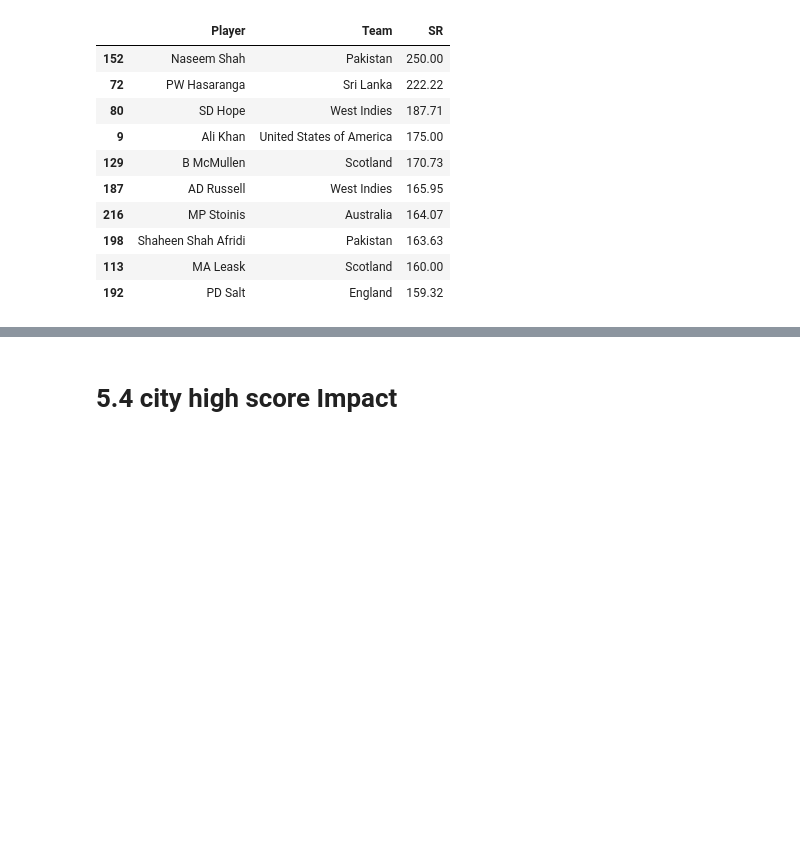
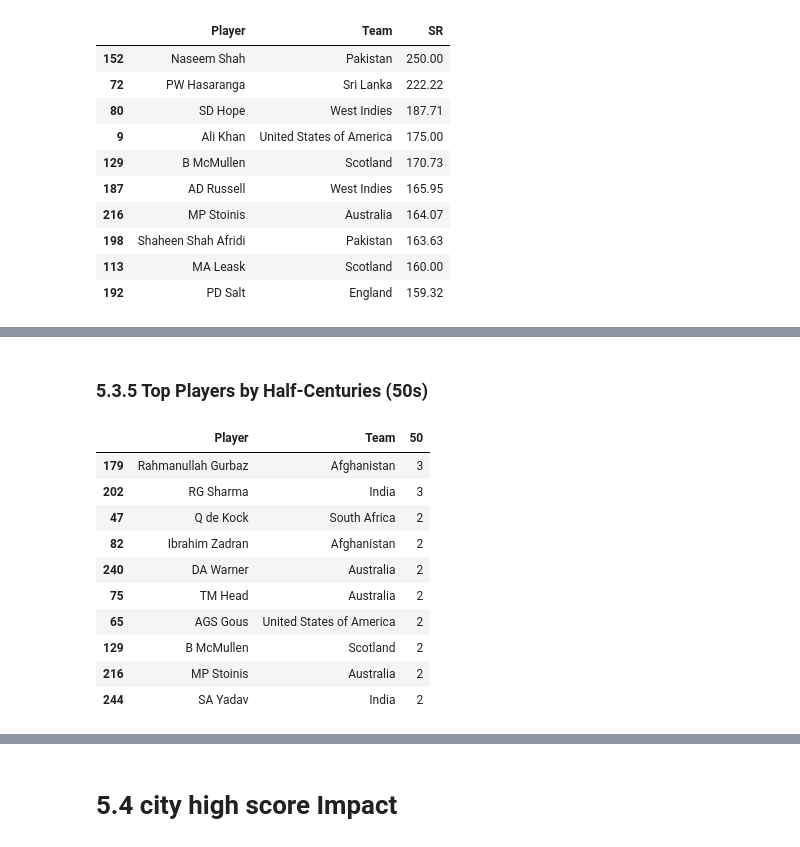
Before and after one commit to usama488/Data-science, a Jupyter notebook: (EDA)_of_the_2022_T20_World_Cup.ipynb, the cells around one changed output, grey strips where cells are left out. Cells and saved outputs as stored; diff of their text form; code cells hidden in the pictures; blank space fills up the shorter version.

```diff
--- a/(EDA)_of_the_2022_T20_World_Cup.ipynb
+++ b/(EDA)_of_the_2022_T20_World_Cup.ipynb
@@ -173,0 +286,23 @@ fig.show()
+# %% [markdown]
+### 5.3.5 Top Players by Half-Centuries (50s)
+# %%
+top_players_by_50s = df.sort_values(by='50', ascending=False).head(10)
+display(top_players_by_50s[['Player', 'Team', '50']])
+
+fig = px.bar(top_players_by_50s, x='50', y='Player', orientation='h',
+             title='Top 10 Players by Number of Half-Centuries',
+             color='50', color_continuous_scale=px.colors.sequential.Greens)
+fig.update_yaxes(categoryorder='total ascending')
+fig.show()
+# %% [output]
+|  | Player | Team | 50 |
+| 179 | Rahmanullah Gurbaz | Afghanistan | 3 |
+| 202 | RG Sharma | India | 3 |
+| 47 | Q de Kock | South Africa | 2 |
+| 82 | Ibrahim Zadran | Afghanistan | 2 |
+| 240 | DA Warner | Australia | 2 |
+| 75 | TM Head | Australia | 2 |
+| 65 | AGS Gous | United States of America | 2 |
+| 129 | B McMullen | Scotland | 2 |
+| 216 | MP Stoinis | Australia | 2 |
+| 244 | SA Yadav | India | 2 |
```
Also changed, not shown: parts of 48 cells of this notebook.
